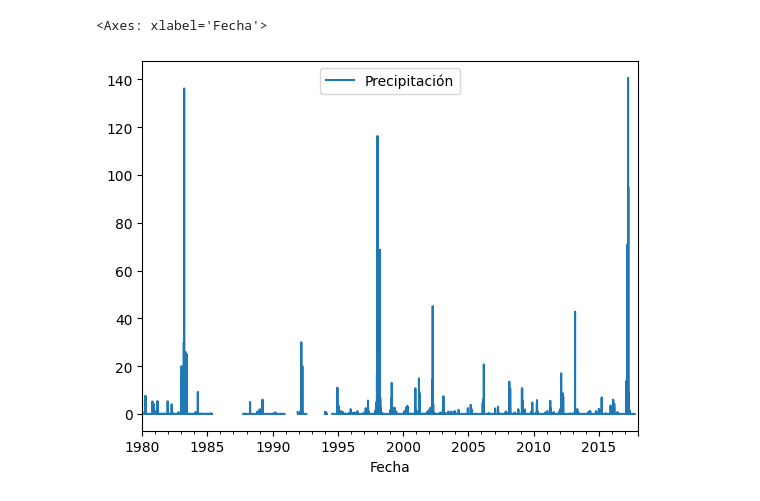
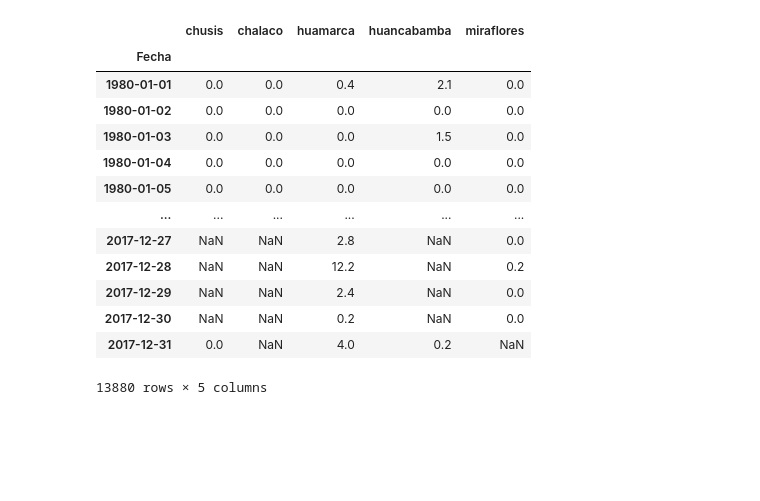
Before and after one commit to JoseZevallosR/piura_river, a Jupyter notebook: notebooks/Format_change.ipynb, the cells around one changed output. Drawn from its saved outputs; the diff is of its cells as text; code cells hidden in the pictures; blank space fills up the shorter version.

Commit message:
resultados parciales

```diff
--- a/notebooks/Format_change.ipynb
+++ b/notebooks/Format_change.ipynb
@@ -10,2 +0,0 @@ from scipy.stats import skew, t
-# %%
-obs=pd.read_csv('../data/precp/chusis.csv',sep=';')
@@ -65,13 +52,37 @@ df = transform_precipitation_data(obs)
 # %%
-df.set_index('Fecha',inplace=True)
-# Sort the DataFrame by the index (Fecha)
-df.sort_index(inplace=True)
+files = ['../data/precp/chusis.csv','../data/precp/chalaco.csv','../data/precp/huarmaca.csv','../data/precp/huancabamba.csv','../data/precp/miraflores.csv']
 
-# Eliminate duplicate rows based on the index (Fecha)
-df = df[~df.index.duplicated(keep='first')]
+resultados = []
+for file in files:
+    obs=pd.read_csv(file,sep=';')
+    df = transform_precipitation_data(obs)
+    df.set_index('Fecha',inplace=True)
+    # Sort the DataFrame by the index (Fecha)
+    df.sort_index(inplace=True)
+    # Eliminate duplicate rows based on the index (Fecha)
+    df = df[~df.index.duplicated(keep='first')]
+    resultados.append(df)
-# %%
-df.plot()
-# %% [output]
-<Axes: xlabel='Fecha'>
-[figure, removed]
+# %%
+Estaciones = ['chusis','chalaco','huamarca','huancabamba','miraflores']
+# Concatenate them horizontally
+merged_df = pd.concat(resultados, axis=1)
+# %%
+merged_df.columns=Estaciones
+# %%
+merged_df
+# %% [output]
+|  | chusis | chalaco | huamarca | huancabamba | miraflores |
+| Fecha |  |  |  |  |  |
+| 1980-01-01 | 0.0 | 0.0 | 0.4 | 2.1 | 0.0 |
+| 1980-01-02 | 0.0 | 0.0 | 0.0 | 0.0 | 0.0 |
+| 1980-01-03 | 0.0 | 0.0 | 0.0 | 1.5 | 0.0 |
+| 1980-01-04 | 0.0 | 0.0 | 0.0 | 0.0 | 0.0 |
+| 1980-01-05 | 0.0 | 0.0 | 0.0 | 0.0 | 0.0 |
+| ... | ... | ... | ... | ... | ... |
+| 2017-12-27 | NaN | NaN | 2.8 | NaN | 0.0 |
+| 2017-12-28 | NaN | NaN | 12.2 | NaN | 0.2 |
+| 2017-12-29 | NaN | NaN | 2.4 | NaN | 0.0 |
+| 2017-12-30 | NaN | NaN | 0.2 | NaN | 0.0 |
+| 2017-12-31 | 0.0 | NaN | 4.0 | 0.2 | NaN |
+13880 rows × 5 columns
 # %%
```
Also changed, not shown: parts of 5 cells of this notebook, 6 other files.
